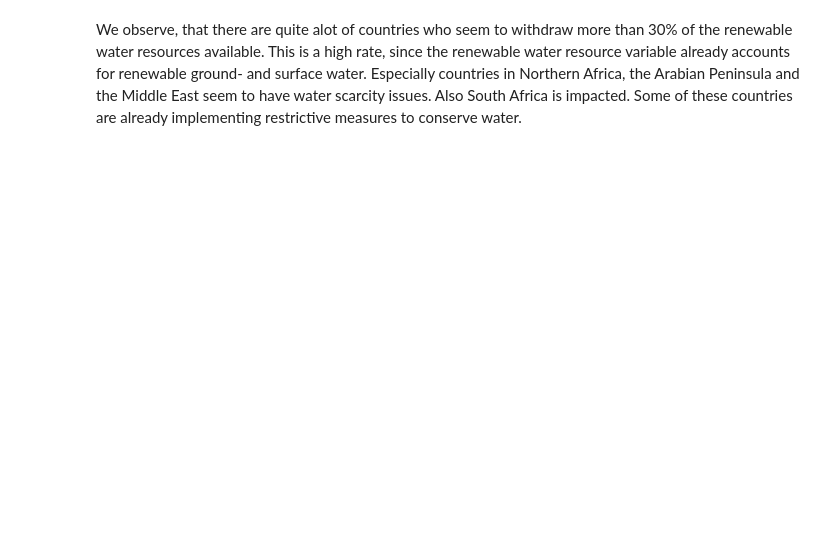
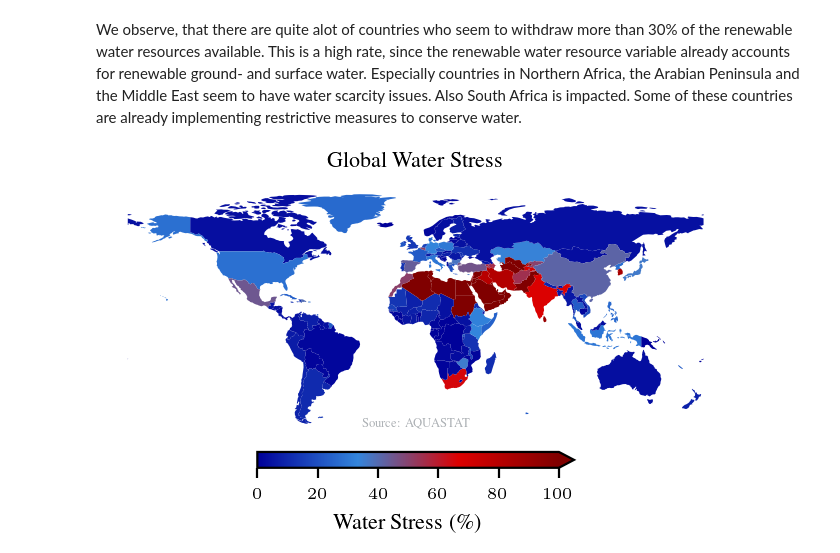
Before and after one commit to am9zZWY/team-aqua, a Jupyter notebook: exp/exp_global_water_withdrawal_map.ipynb, the cells around one changed output. Drawn from its saved outputs; the diff is of its cells as text; code cells hidden in the pictures; blank space fills up the shorter version.

```diff
--- a/exp/exp_global_water_withdrawal_map.ipynb
+++ b/exp/exp_global_water_withdrawal_map.ipynb
@@ -66,3 +73,16 @@ world.show()
 # %% [markdown]
 We observe, that there are quite alot of countries who seem to withdraw more than 30% of the renewable water resources available. This is a high rate, since the renewable water resource variable already accounts for renewable ground- and surface water. Especially countries in Northern Africa, the Arabian Peninsula and the Middle East seem to have water scarcity issues. Also South Africa is impacted.
 Some of these countries are already implementing restrictive measures to conserve water.
+# %%
+from src.aquastat_plot import plot_world
+
+year = 2020
+variables = ["SDG 6.4.2. Water Stress"]
+title = 'Global Water Stress'
+world = plot_world(df, year=year, variables=variables, title=title, cmap=custom_cmap,
+                   vmin = 0, vmax = 100, label = 'Water Stress (\%)')
+
+world.savefig('../doc/water/fig/fig_water_stress/global_water_stress.pdf')
+world.show()
+# %% [output]
+[figure, added]
```
Also changed, not shown: parts of 4 cells of this notebook, 2 other files.
